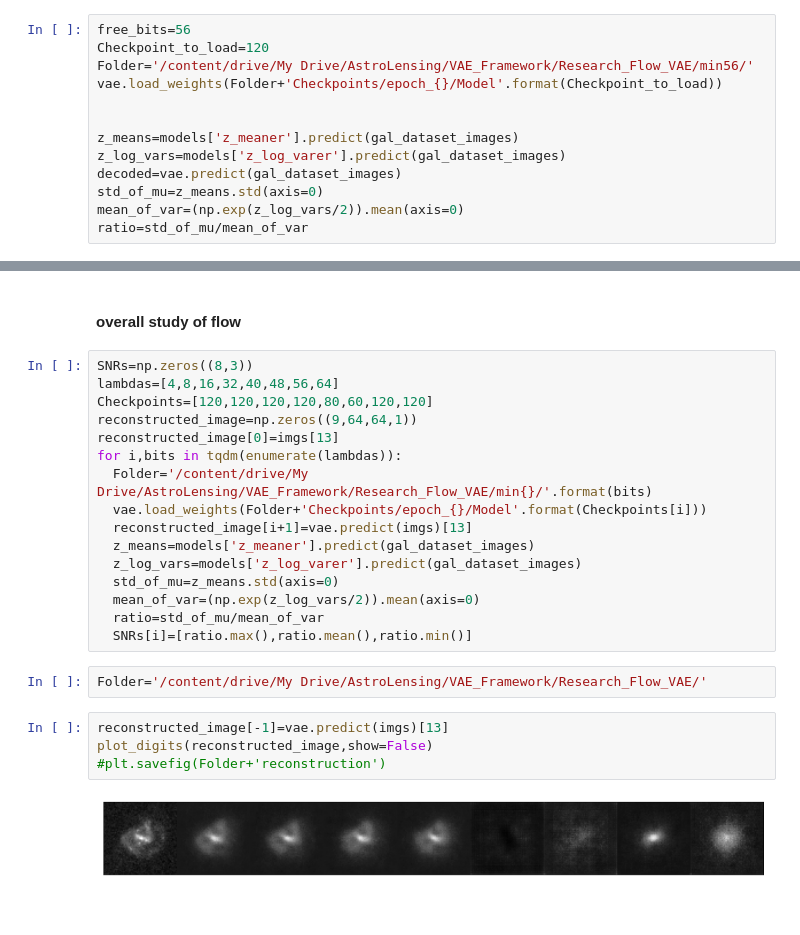
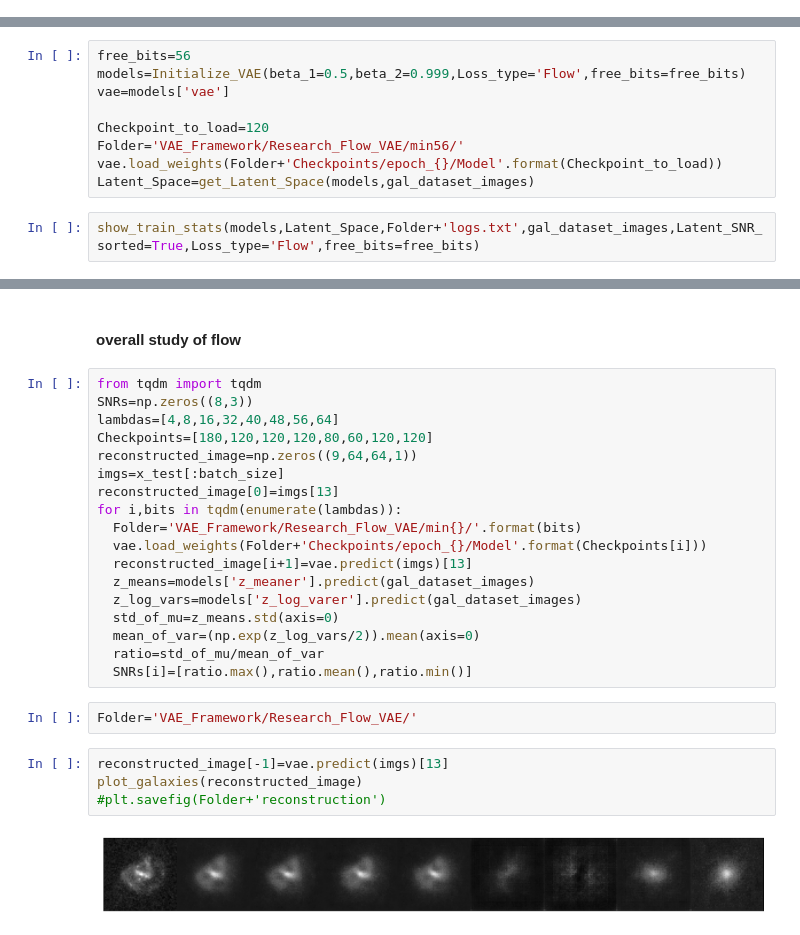
Before and after one commit to egorssed/Astrophysics, a Jupyter notebook: VAE_Framework.ipynb, the cells around one changed output, grey strips where cells are left out. Drawn from its saved outputs; the diff is of its cells as text.

```diff
--- a/VAE_Framework.ipynb
+++ b/VAE_Framework.ipynb
@@ -795,15 +650,2 @@ latent_relation_of_variances(sorted=True)
 # %% [markdown]
 #### free_bits=56
-# %%
-free_bits=56
-Checkpoint_to_load=120
-Folder='/content/drive/My Drive/AstroLensing/VAE_Framework/Research_Flow_VAE/min56/'
-vae.load_weights(Folder+'Checkpoints/epoch_{}/Model'.format(Checkpoint_to_load))
-
-
-z_means=models['z_meaner'].predict(gal_dataset_images)
-z_log_vars=models['z_log_varer'].predict(gal_dataset_images)
-decoded=vae.predict(gal_dataset_images)
-std_of_mu=z_means.std(axis=0)
-mean_of_var=(np.exp(z_log_vars/2)).mean(axis=0)
-ratio=std_of_mu/mean_of_var
@@ -821,0 +652,11 @@ latent_relation_of_variances(sorted=True)
+# %%
+free_bits=56
+models=Initialize_VAE(beta_1=0.5,beta_2=0.999,Loss_type='Flow',free_bits=free_bits)
+vae=models['vae']
+
+Checkpoint_to_load=120
+Folder='VAE_Framework/Research_Flow_VAE/min56/'
+vae.load_weights(Folder+'Checkpoints/epoch_{}/Model'.format(Checkpoint_to_load))
+Latent_Space=get_Latent_Space(models,gal_dataset_images)
+# %%
+show_train_stats(models,Latent_Space,Folder+'logs.txt',gal_dataset_images,Latent_SNR_sorted=True,Loss_type='Flow',free_bits=free_bits)
@@ -822,13 +666,15 @@ latent_relation_of_variances(sorted=True)
 # %% [markdown]
 #### overall study of flow
 # %%
+from tqdm import tqdm
 SNRs=np.zeros((8,3))
 lambdas=[4,8,16,32,40,48,56,64]
-Checkpoints=[120,120,120,120,80,60,120,120]
+Checkpoints=[180,120,120,120,80,60,120,120]
 reconstructed_image=np.zeros((9,64,64,1))
+imgs=x_test[:batch_size]
 reconstructed_image[0]=imgs[13]
 for i,bits in tqdm(enumerate(lambdas)):
-  Folder='/content/drive/My Drive/AstroLensing/VAE_Framework/Research_Flow_VAE/min{}/'.format(bits)
+  Folder='VAE_Framework/Research_Flow_VAE/min{}/'.format(bits)
   vae.load_weights(Folder+'Checkpoints/epoch_{}/Model'.format(Checkpoints[i]))
   reconstructed_image[i+1]=vae.predict(imgs)[13]
   z_means=models['z_meaner'].predict(gal_dataset_images)
@@ -838,11 +684,11 @@ for i,bits in tqdm(enumerate(lambdas)):
   ratio=std_of_mu/mean_of_var
   SNRs[i]=[ratio.max(),ratio.mean(),ratio.min()]
 # %%
-Folder='/content/drive/My Drive/AstroLensing/VAE_Framework/Research_Flow_VAE/'
+Folder='VAE_Framework/Research_Flow_VAE/'
 # %%
 reconstructed_image[-1]=vae.predict(imgs)[13]
-plot_digits(reconstructed_image,show=False)
+plot_galaxies(reconstructed_image)
 #plt.savefig(Folder+'reconstruction')
 # %% [output]
-[figure, old version]
+[figure, new version]
 # %%
```
Also changed, not shown: parts of 111 cells of this notebook, 3 other files.
